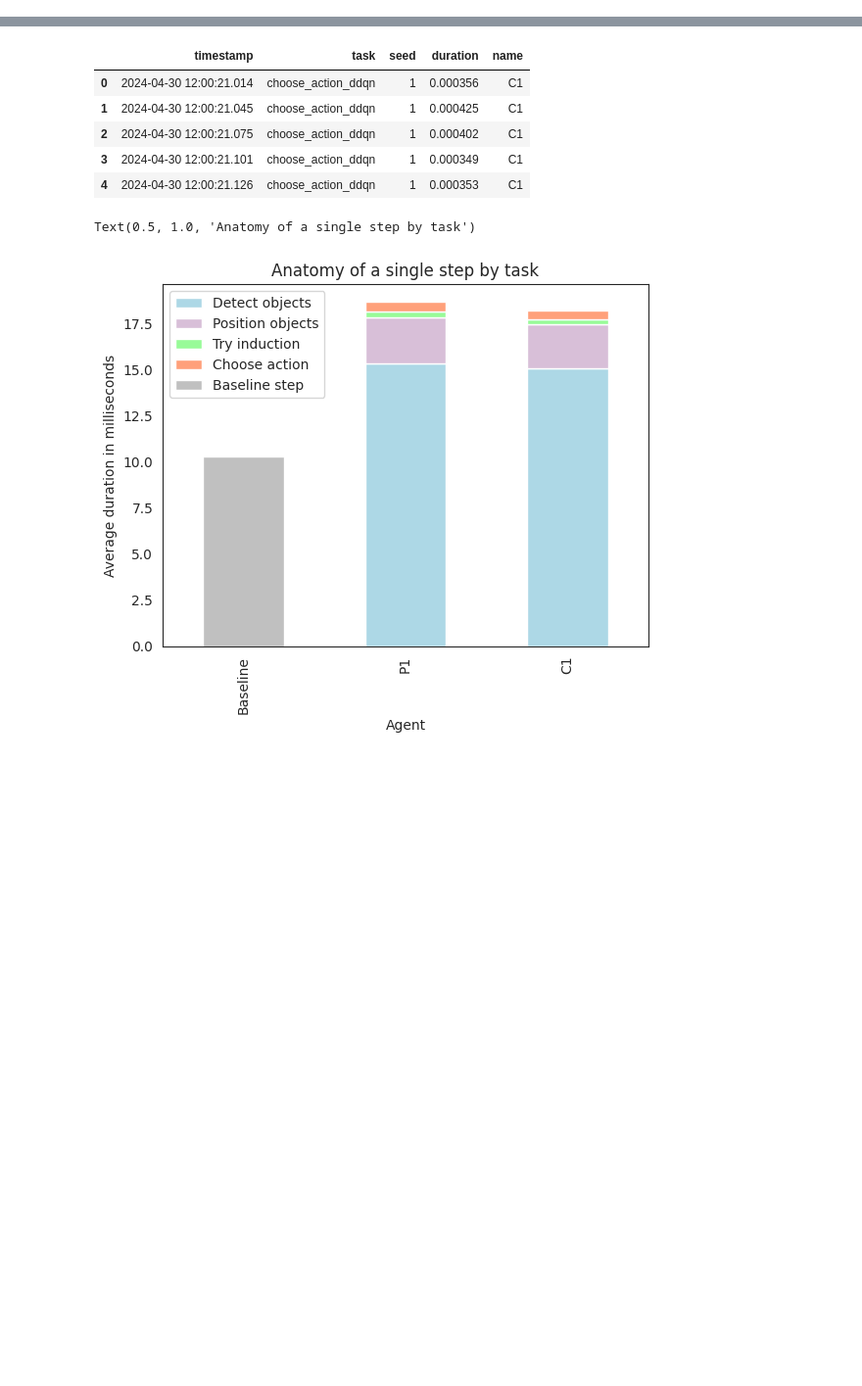
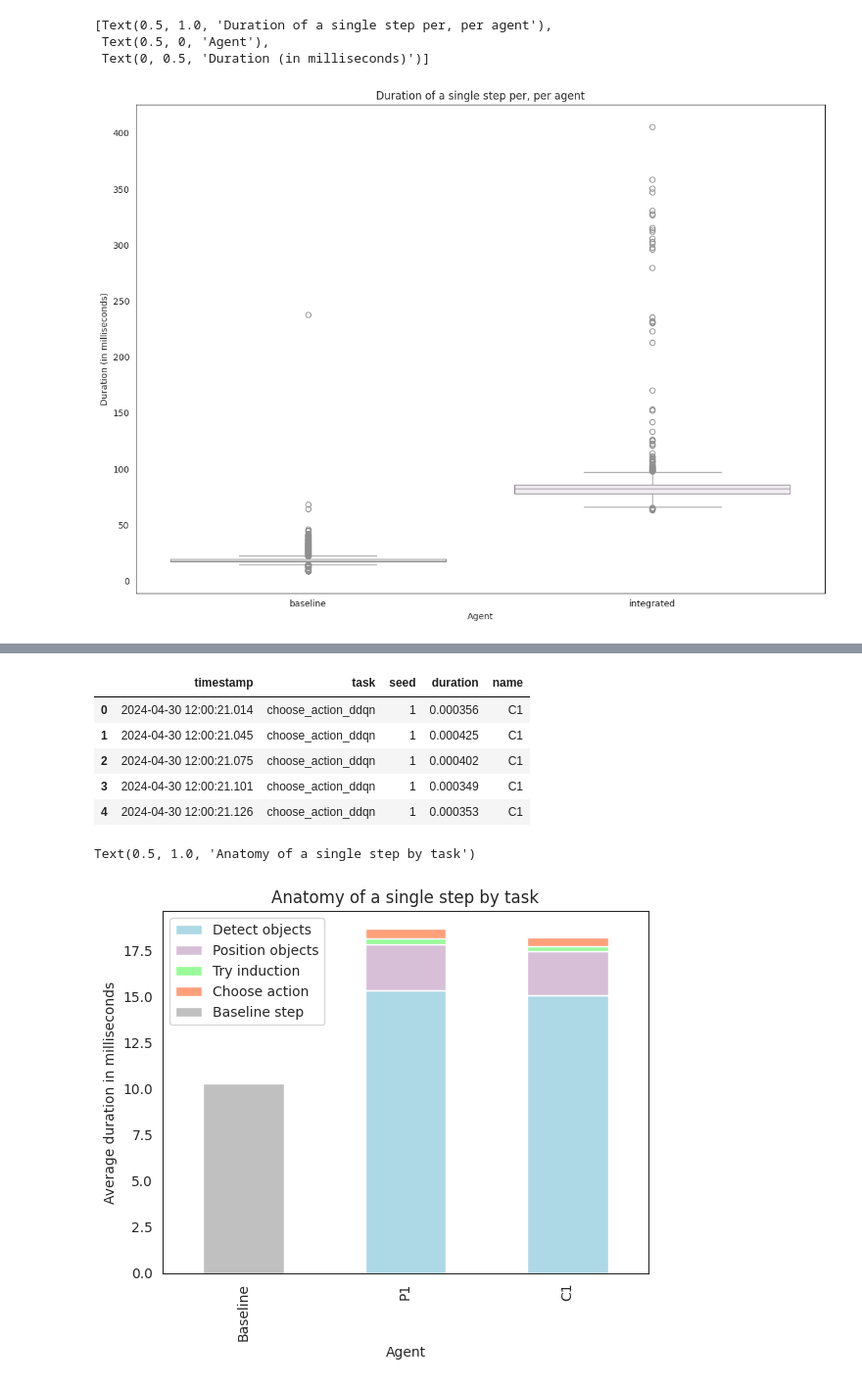
Before and after one commit to aggravated-monster/master, a Jupyter notebook: mario_visualisation/symbolic.ipynb, the cells around one changed output, grey strips where cells are left out. Shown at 98% size. Cells and saved outputs as stored; diff of their text form; code cells hidden in the pictures; blank space fills up the shorter version.

```diff
--- a/mario_visualisation/symbolic.ipynb
+++ b/mario_visualisation/symbolic.ipynb
@@ -7,0 +21,3 @@ sns.set_style("white")
+# %%
+df_steps = pd.read_csv("./timing_step.csv")
+df_steps.head(5)
@@ -7,0 +31,11 @@ sns.set_style("white")
+# %%
+df_steps["duration_millis"] = df_steps["duration"] * 1000
+plt.figure(figsize=(14, 10))
+sns.set_style("white")
+sns.set_palette(palette='PuBuGn', desat=0.9, n_colors=23)
+sns.boxplot(x ="name", y="duration_millis", data = df_steps, hue="name", legend=False).set(title='Duration of a single step per, per agent', xlabel="Agent", ylabel="Duration (in milliseconds)")
+# %% [output]
+[Text(0.5, 1.0, 'Duration of a single step per, per agent'),
+ Text(0.5, 0, 'Agent'),
+ Text(0, 0.5, 'Duration (in milliseconds)')]
+[figure, added]
```
Also changed, not shown: parts of 5 cells of this notebook.
